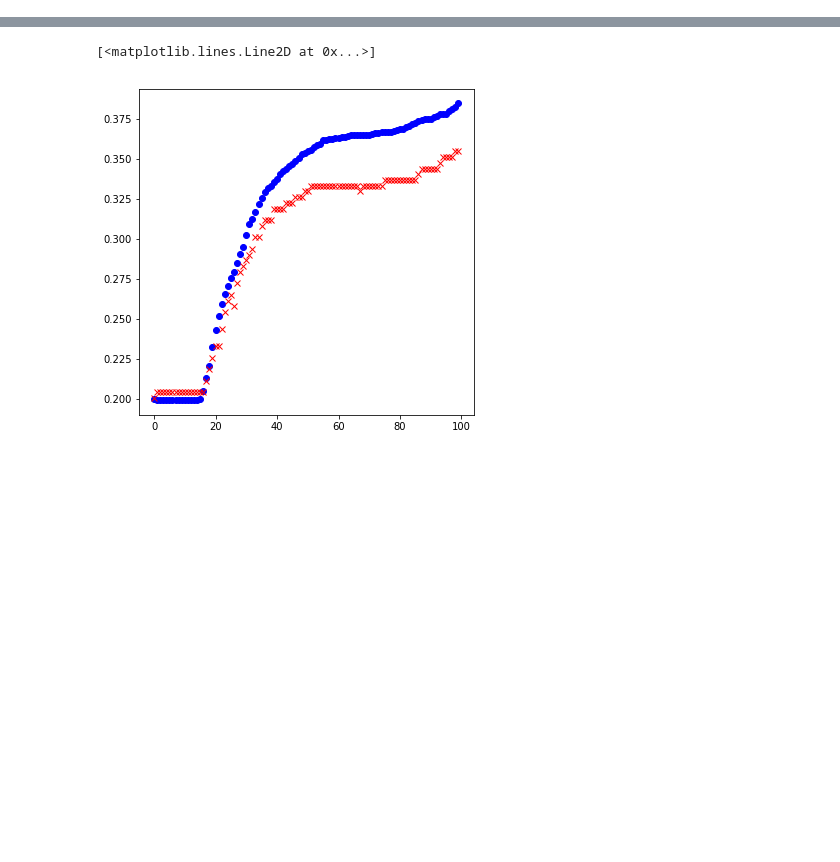
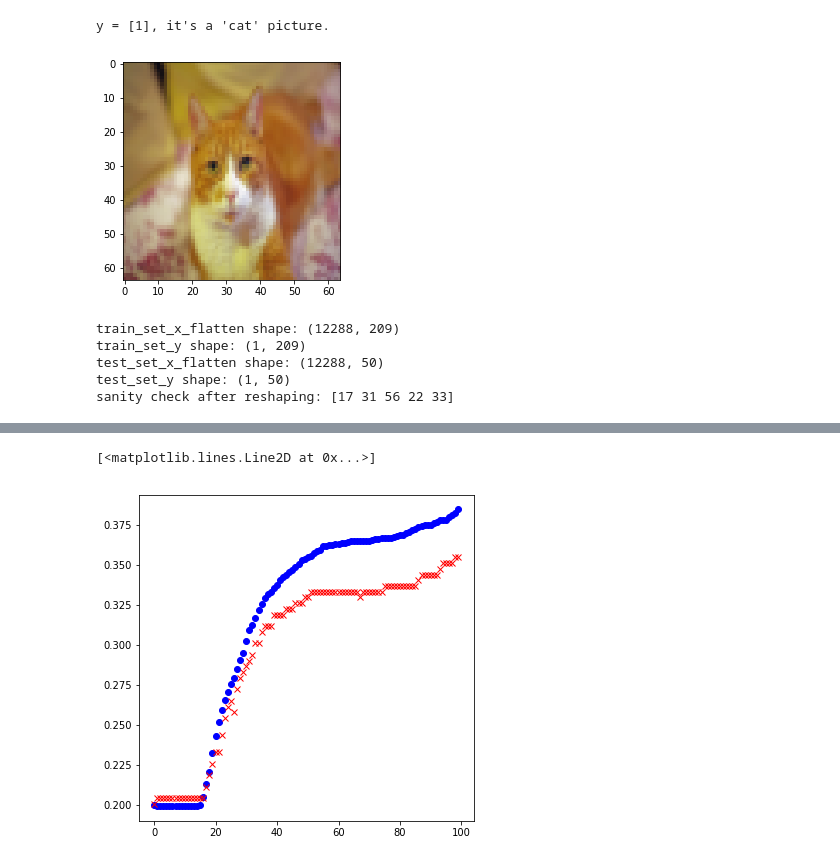
Before and after one commit to robd2/neural-networks, a Jupyter notebook: tensorflow_tutorial/TensorFlow Logistic Regression Cat Classifier.ipynb, the cells around one changed output, grey strips where cells are left out. Saved outputs shown, nothing was run; the diff lists cells and outputs as text; code cells hidden in the pictures; blank space fills up the shorter version.

```diff
--- a/tensorflow_tutorial/TensorFlow Logistic Regression Cat Classifier.ipynb
+++ b/tensorflow_tutorial/TensorFlow Logistic Regression Cat Classifier.ipynb
@@ -43,0 +17,36 @@ for i in range(5):
+# %%
+# Load data
+train_dataset = h5py.File('datasets/train_catvnoncat.h5', "r")
+train_set_x_orig = np.array(train_dataset["train_set_x"][:]) # your train set features
+train_set_y_orig = np.array(train_dataset["train_set_y"][:]) # your train set labels
+
+test_dataset = h5py.File('datasets/test_catvnoncat.h5', "r")
+test_set_x_orig = np.array(test_dataset["test_set_x"][:]) # your test set features
+test_set_y_orig = np.array(test_dataset["test_set_y"][:]) # your test set labels
+
+classes = np.array(test_dataset["list_classes"][:]) # the list of classes
+
+train_set_y_orig = train_set_y_orig.reshape((1, train_set_y_orig.shape[0]))
+test_set_y_orig = test_set_y_orig.reshape((1, test_set_y_orig.shape[0]))
+
+m_train = train_set_x_orig.shape[0]
+m_test = test_set_x_orig.shape[0]
+num_px = train_set_x_orig.shape[1]
+
+print ("Number of training examples: m_train = " + str(m_train))
+print ("Number of testing examples: m_test = " + str(m_test))
+print ("Height/Width of each image: num_px = " + str(num_px))
+print ("Each image is of size: (" + str(num_px) + ", " + str(num_px) + ", 3)")
+print ("train_set_x shape: " + str(train_set_x_orig.shape))
+print ("train_set_y shape: " + str(train_set_y_orig.shape))
+print ("test_set_x shape: " + str(test_set_x_orig.shape))
+print ("test_set_y shape: " + str(test_set_y_orig.shape))
+
+##########################################
+#data = np.load('data_with_labels.npz')
+#train = data['arr_0']/255.
+#labels = data['arr_1']
+
+# Look at some data
+print(train_set_x_orig[0])
+print(train_set_y_orig[0])
@@ -44 +71,31 @@ for i in range(5):
+# %%
+# Example of a picture
+index = 24
+plt.imshow(train_set_x_orig[index])
+print ("y = " + str(train_set_y_orig[:, index]) + ", it's a '" + classes[np.squeeze(train_set_y_orig[:, index])].decode("utf-8") +  "' picture.")
+# %% [output]
+y = [1], it's a 'cat' picture.
+[figure, added]
+# %%
+# Reshape the training and test examples
+
+train_set_x_flatten = train_set_x_orig.reshape(train_set_x_orig.shape[0], -1).T
+test_set_x_flatten = test_set_x_orig.reshape(test_set_x_orig.shape[0], -1).T
+
+#standardize our dataset
+#see lab 1 notes for more info
+train_set_x = train_set_x_flatten/255
+test_set_x = test_set_x_flatten/255
+
+print ("train_set_x_flatten shape: " + str(train_set_x_flatten.shape))
+print ("train_set_y shape: " + str(train_set_y_orig.shape))
+print ("test_set_x_flatten shape: " + str(test_set_x_flatten.shape))
+print ("test_set_y shape: " + str(test_set_y_orig.shape))
+print ("sanity check after reshaping: " + str(train_set_x_flatten[0:5,0]))
+# %% [output]
+train_set_x_flatten shape: (12288, 209)
+train_set_y shape: (1, 209)
+test_set_x_flatten shape: (12288, 50)
+test_set_y shape: (1, 50)
+sanity check after reshaping: [17 31 56 22 33]
 # %%
```
Also changed, not shown: parts of 18 cells of this notebook.
